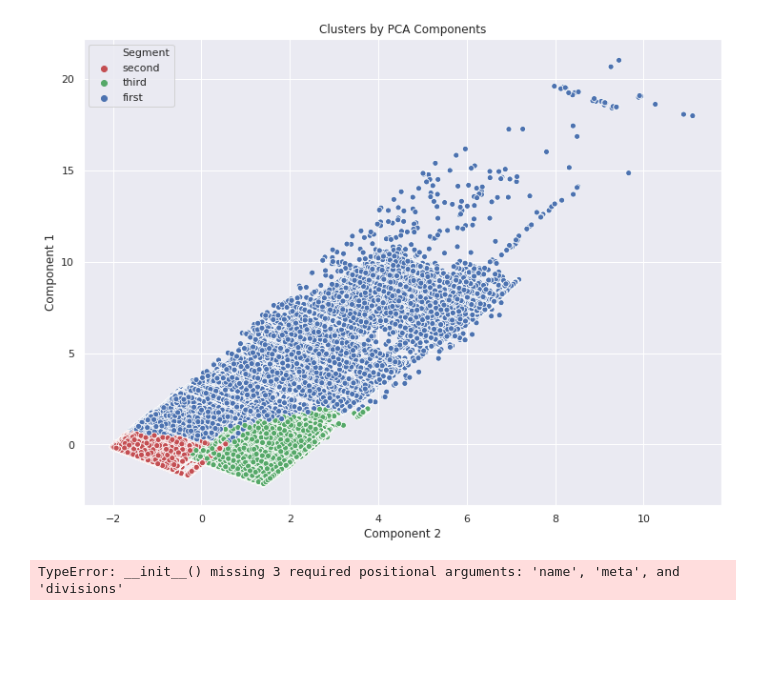
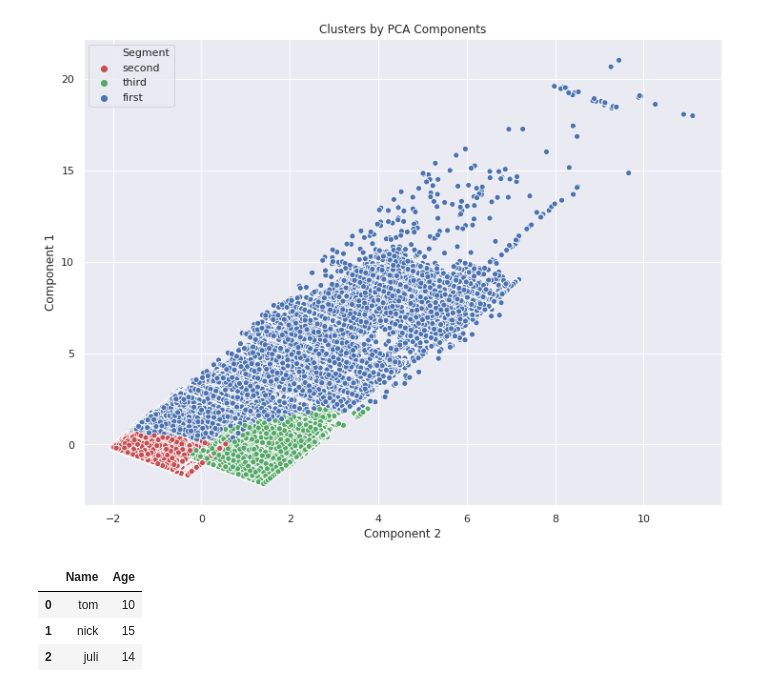
Before and after one commit to ddl-abishek/qe_dask, a Jupyter notebook: dspWorkflow/Dask_Clustering_K-Means_15_data.ipynb, the cells around one changed output. Cells and saved outputs as stored; diff of their text form; code cells hidden in the pictures; blank space fills up the shorter version.

```diff
--- a/dspWorkflow/Dask_Clustering_K-Means_15_data.ipynb
+++ b/dspWorkflow/Dask_Clustering_K-Means_15_data.ipynb
@@ -379,7 +379,10 @@ import dask.dataframe as dd
 # %%
 data = [['tom', 10], ['nick', 15], ['juli', 14]]
 df = pd.DataFrame(data, columns = ['Name', 'Age'])
-# %%
-d_df = dd.DataFrame(data)
-# %% [output]
-TypeError: __init__() missing 3 required positional arguments: 'name', 'meta', and 'divisions'
+# %%
+df
+# %% [output]
+|  | Name | Age |
+| 0 | tom | 10 |
+| 1 | nick | 15 |
+| 2 | juli | 14 |
```
Also changed, not shown: parts of 5 cells of this notebook, 3 other files.
